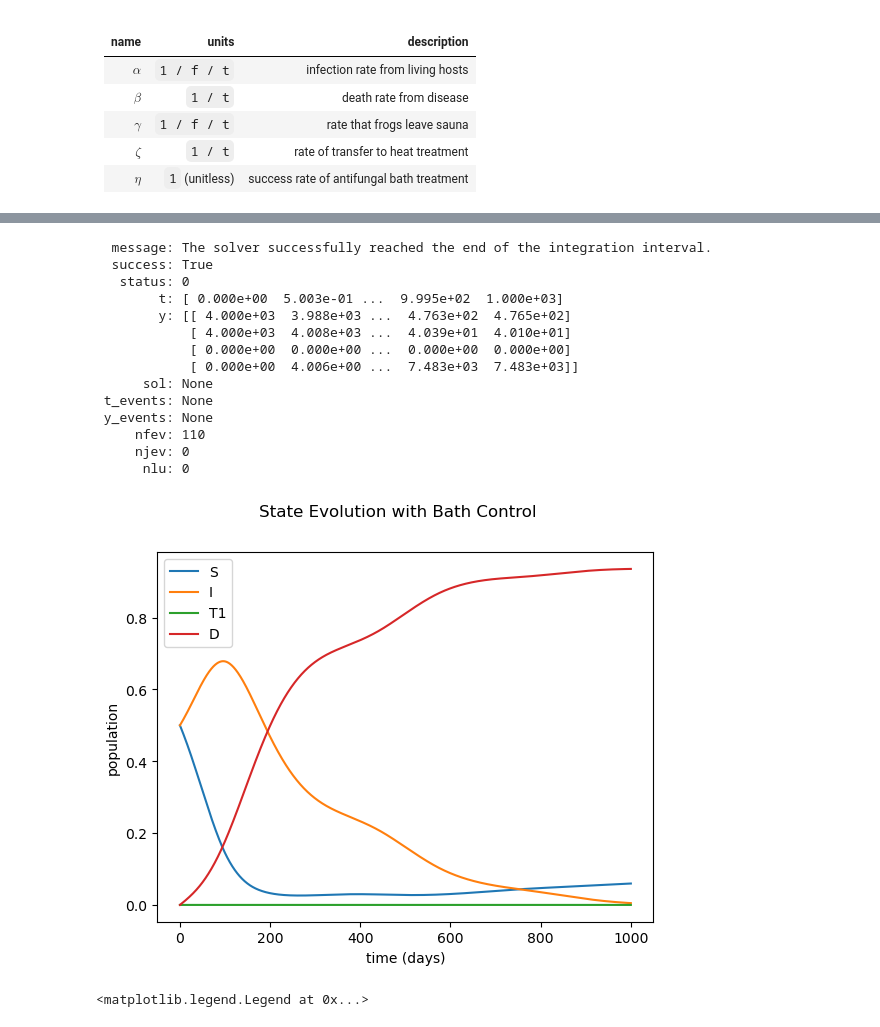
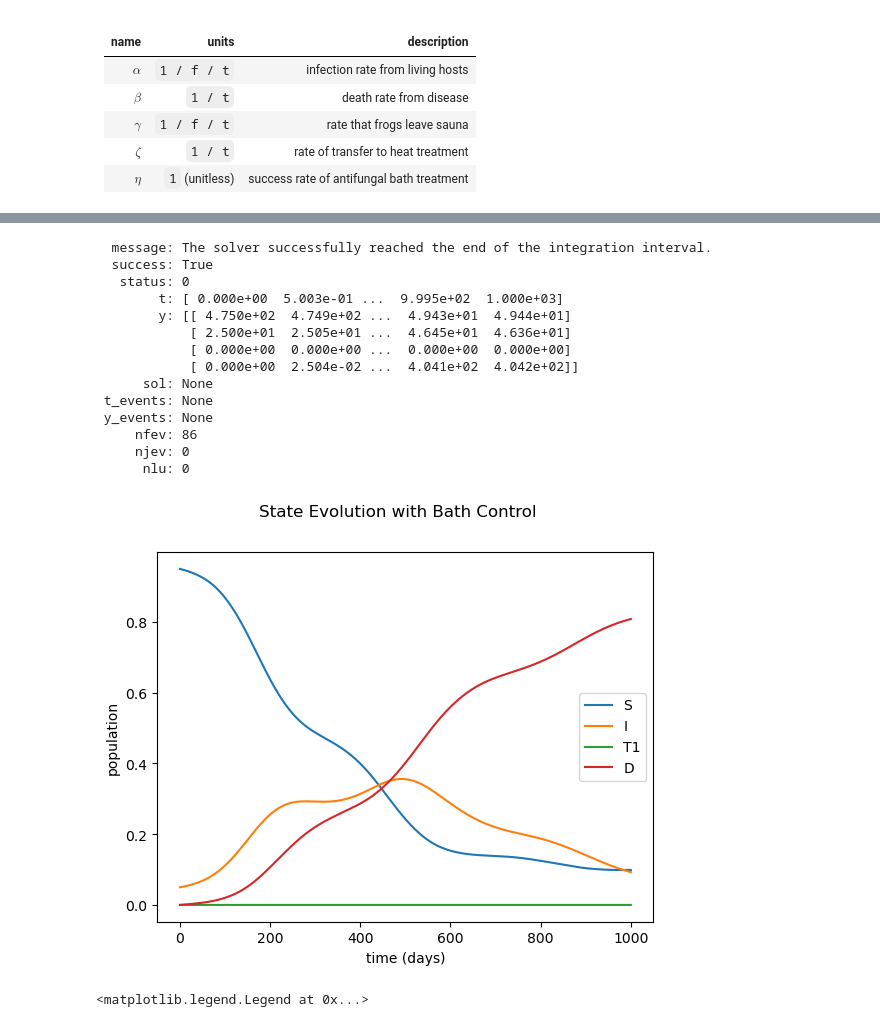
Before and after one commit to ACME-Vol4-Project1/save-axolotls-control, a Jupyter notebook: test_model.ipynb, the cells around one changed output, grey strips where cells are left out. Cells and saved outputs as stored; diff of their text form; code cells hidden in the pictures.

```diff
--- a/test_model.ipynb
+++ b/test_model.ipynb
@@ -175,16 +175,16 @@ plt.legend()
 tsteps = 2000
 
 # params
-y_init = np.array([4000, 4000, 0, 0]) # 4k for y_init susceptible and infected
+y_init = np.array([475, 25, 0, 0]) # 500 total 25 initially infected
 gamma, zeta = 0.1, 0.15 # central time average parameter estimates
 K, eta, xi = lambda u1: 365 * u1 / 2, lambda u2: 1, lambda u2, I: u2 / (I + 50) / 100 # control functions
-control1 = 0, 100 # we have some frog bathers
+control1 = 0, 10 # we have some frog bathers
 control2 = K, eta, xi # other parameters
 
 # season starts in summer
 theta = lambda t: 2 * np.pi * t / 365
-alpha = lambda theta: 0.0000025 * (1 + 0.5 * np.cos(theta + 1.25 * np.pi)) # seasonal alpha
-beta = lambda theta: ((0.002 + 0.006) + (0.006 - 0.002) * np.cos(theta + np.pi))/2 # seasonal beta
+alpha = lambda theta: 0.000025 * (1 + 0.5 * np.cos(theta + 1.25 * np.pi)) # seasonal alpha
+beta = lambda theta: ((0.002 + 0.005) + (0.005 - 0.002) * np.cos(theta + np.pi))/2 # seasonal beta
 
 # solve for tf days
 t0, tf = 0, 1000
@@ -209,36 +209,36 @@ plt.suptitle(fr"State Evolution with Bath Control")
 plt.xlabel("time (days)")
 plt.ylabel("population")
 plt.legend()
 
 plt.show()
 
 # log log
 
 plt.semilogy(sol.t, sol.y[0] / np.sum(y_init), label='S')
 plt.semilogy(sol.t, sol.y[1] / np.sum(y_init), label="I")
 plt.semilogy(sol.t, sol.y[2] / np.sum(y_init), label="T1")
 # plt.semilogy(sol.t, sol.y[3] / np.sum(y_init), label="T2")
 plt.semilogy(sol.t, sol.y[3] / np.sum(y_init), label="D")
 
 # label the graph
 plt.suptitle(fr"State Evolution with Bath Control")
 plt.xlabel("time (days)")
 plt.ylabel("population")
 plt.legend()
 # %% [output]
   message: The solver successfully reached the end of the integration interval.
   success: True
    status: 0
         t: [ 0.000e+00  5.003e-01 ...  9.995e+02  1.000e+03]
-        y: [[ 4.000e+03  3.988e+03 ...  4.763e+02  4.765e+02]
-            [ 4.000e+03  4.008e+03 ...  4.039e+01  4.010e+01]
+        y: [[ 4.750e+02  4.749e+02 ...  4.943e+01  4.944e+01]
+            [ 2.500e+01  2.505e+01 ...  4.645e+01  4.636e+01]
             [ 0.000e+00  0.000e+00 ...  0.000e+00  0.000e+00]
-            [ 0.000e+00  4.006e+00 ...  7.483e+03  7.483e+03]]
+            [ 0.000e+00  2.504e-02 ...  4.041e+02  4.042e+02]]
       sol: None
  t_events: None
  y_events: None
-     nfev: 110
+     nfev: 86
      njev: 0
       nlu: 0
-[figure, old version]
+[figure, new version]
 <matplotlib.legend.Legend at 0x...>
```
Also changed, not shown: parts of 4 cells of this notebook.
